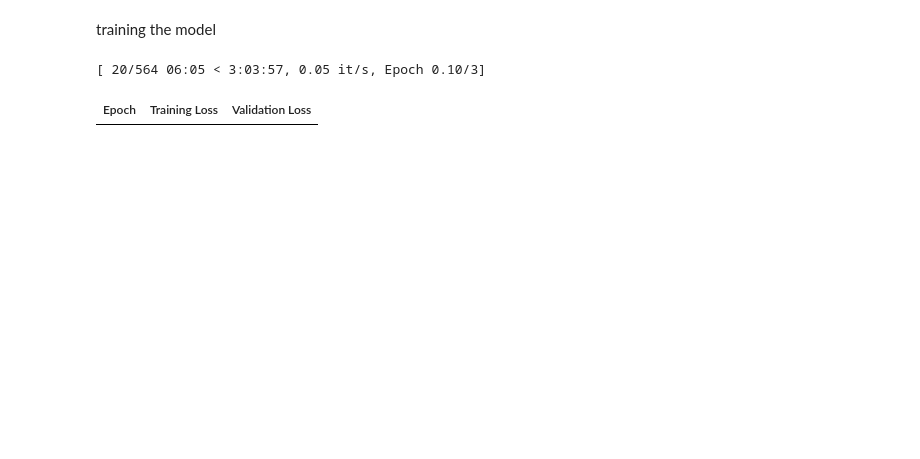
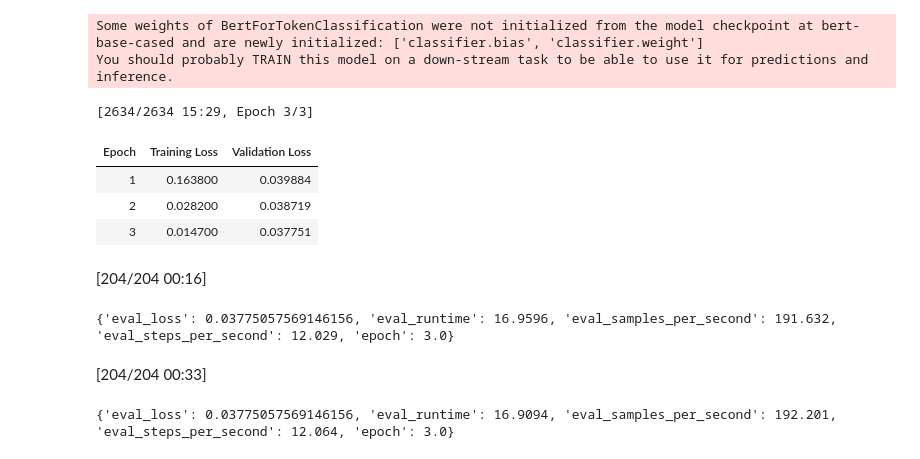
Before and after one commit to MRazin172/LLM_Lab5, a Jupyter notebook: Razin_534_Lab5.ipynb, the cells around one changed output. Cells and saved outputs as stored; diff of their text form; code cells hidden in the pictures; blank space fills up the shorter version.

```diff
--- a/Razin_534_Lab5.ipynb
+++ b/Razin_534_Lab5.ipynb
@@ -211,13 +23,6 @@ def align_labels_with_tokens(labels, word_ids):
-# %%
-def tokenize_and_align_labels(examples):
-    tokenized_inputs = tokenizer(
-        examples["tokens"], truncation=True, is_split_into_words=True
-    )
-    all_labels = examples["ner_tags"]
-    new_labels = []
-    for i, labels in enumerate(all_labels):
-        word_ids = tokenized_inputs.word_ids(i)
-        new_labels.append(align_labels_with_tokens(labels, word_ids))
-
-    tokenized_inputs["labels"] = new_labels
-    return tokenized_inputs
+# %%
+from datasets import load_dataset, DatasetDict
+from datasets import load_dataset
+from transformers import BertTokenizerFast, BertForTokenClassification, TrainingArguments, Trainer, DataCollatorForTokenClassification
+
+dataset = load_dataset("conll2003")
@@ -365,7 +83,51 @@ trainer = Trainer(
-# %% [markdown]
-training the model
-# %%
-trainer.train()
-# %% [output]
-[ 20/564 06:05 < 3:03:57, 0.05 it/s, Epoch 0.10/3]
-| Epoch | Training Loss | Validation Loss |
+# %%
+# Load the BERT model for token classification
+model = BertForTokenClassification.from_pretrained('bert-base-cased', num_labels=len(dataset['train'].features['ner_tags'].feature.names))
+
+# Data collator that will dynamically pad the inputs received, as well as the labels.
+data_collator = DataCollatorForTokenClassification(tokenizer)
+
+# Define the training arguments
+training_args = TrainingArguments(
+    output_dir='./results',
+    evaluation_strategy='epoch',
+    learning_rate=2e-5,
+    per_device_train_batch_size=16,
+    per_device_eval_batch_size=16,
+    num_train_epochs=3,
+    weight_decay=0.01,
+)
+
+# Define the trainer
+trainer = Trainer(
+    model=model,
+    args=training_args,
+    train_dataset=tokenized_dataset['train'],
+    eval_dataset=tokenized_dataset['validation'],
+    tokenizer=tokenizer,
+    data_collator=data_collator,
+)
+
+# Train the model
+trainer.train()
+
+# Evaluate the model
+results = trainer.evaluate()
+print(results)
+# %% [output]
+Some weights of BertForTokenClassification were not initialized from the model checkpoint at bert-base-cased and are newly initialized: ['classifier.bias', 'classifier.weight']
+You should probably TRAIN this model on a down-stream task to be able to use it for predictions and inference.
+[2634/2634 15:29, Epoch 3/3]
+| Epoch | Training Loss | Validation Loss |
+| 1 | 0.163800 | 0.039884 |
+| 2 | 0.028200 | 0.038719 |
+| 3 | 0.014700 | 0.037751 |
+[204/204 00:16]
+{'eval_loss': 0.03775057569146156, 'eval_runtime': 16.9596, 'eval_samples_per_second': 191.632, 'eval_steps_per_second': 12.029, 'epoch': 3.0}
+# %%
+# Evaluate the model
+results = trainer.evaluate()
+print(results)
+# %% [output]
+[204/204 00:33]
+{'eval_loss': 0.03775057569146156, 'eval_runtime': 16.9094, 'eval_samples_per_second': 192.201, 'eval_steps_per_second': 12.064, 'epoch': 3.0}
```
Also changed, not shown: parts of 35 cells of this notebook.
